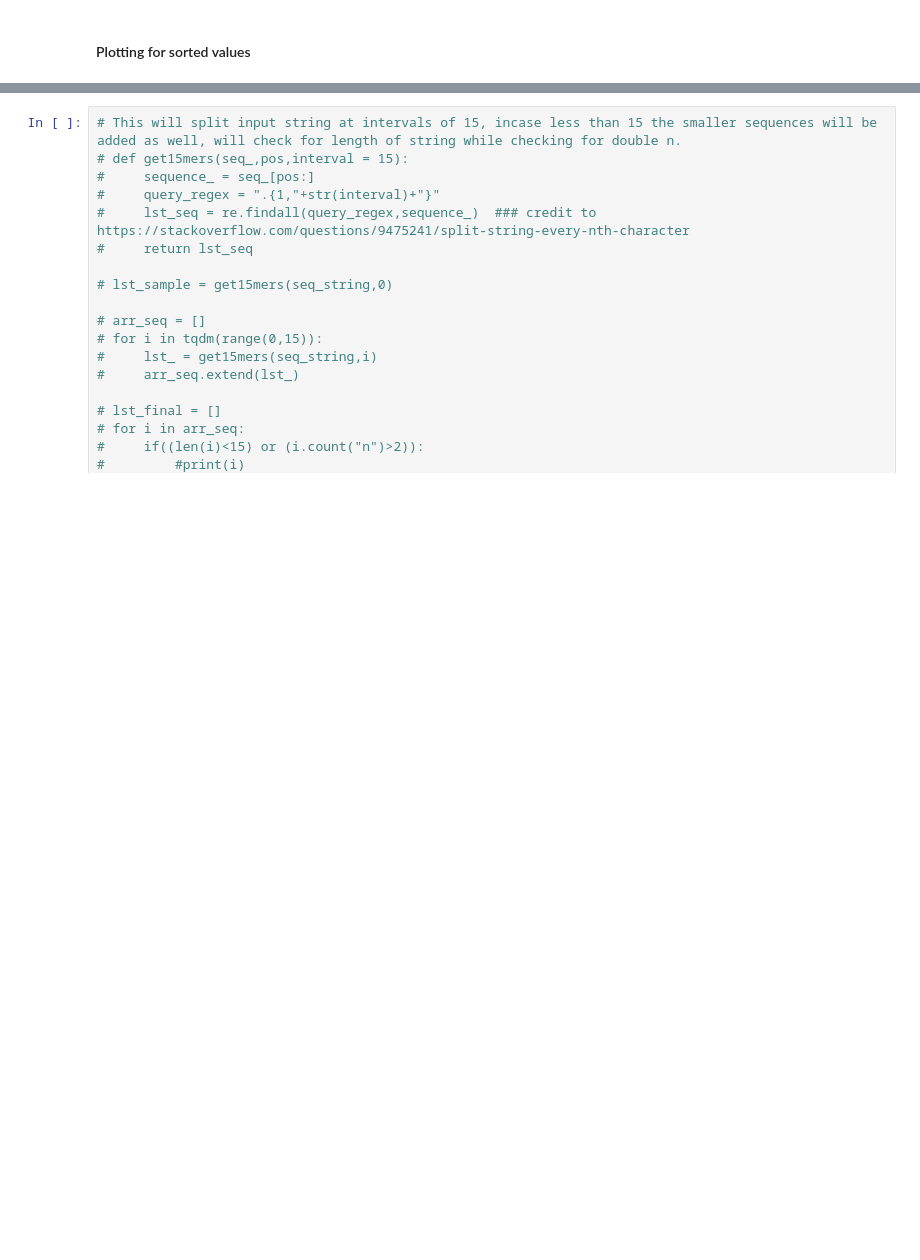
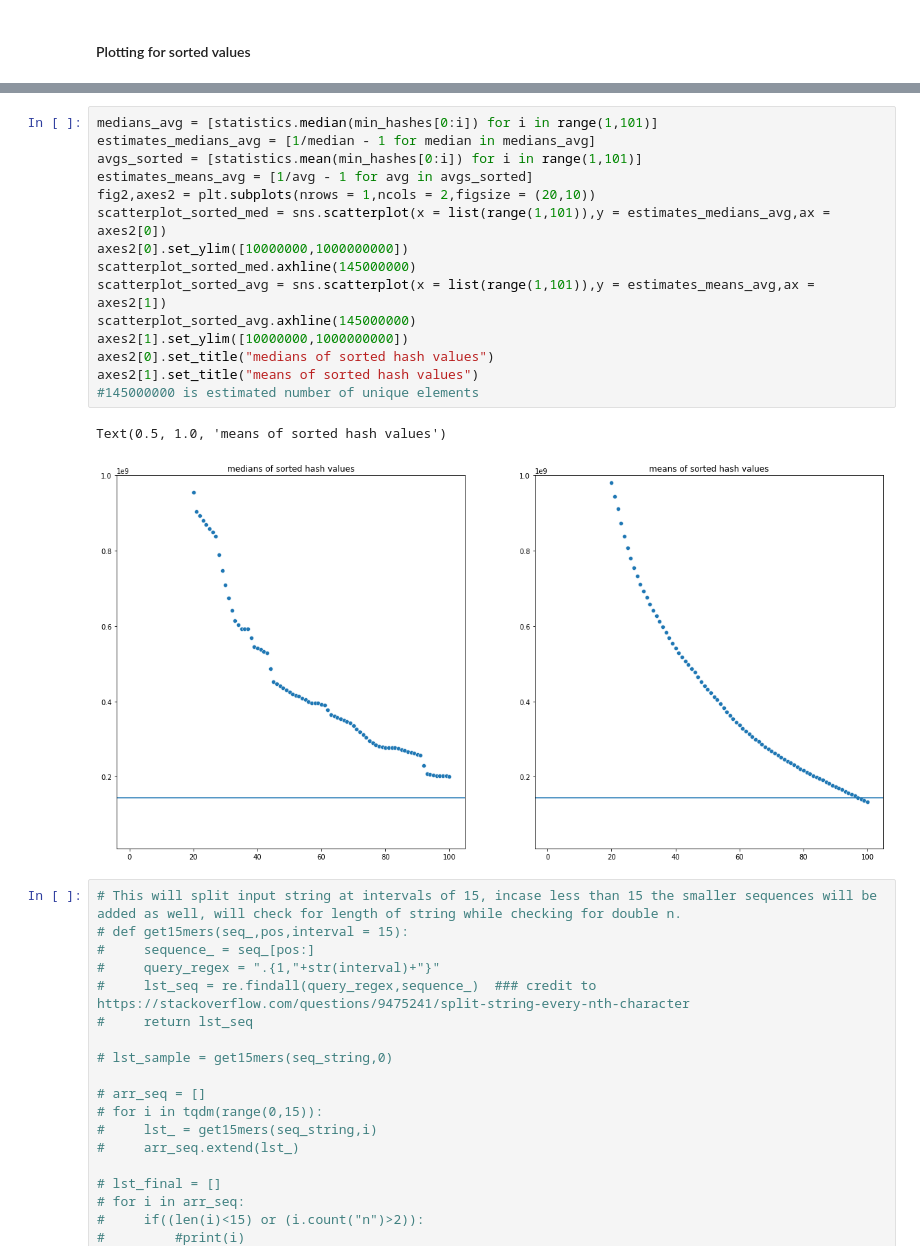
Before and after one commit to VenugopalBhatia/BIS_634, a Jupyter notebook: Assignments/HW_25Sep/HW_25sep_Ex2.ipynb, the cells around one changed output, grey strips where cells are left out. Drawn from its saved outputs; the diff is of its cells as text; blank space fills up the shorter version.

```diff
--- a/Assignments/HW_25Sep/HW_25sep_Ex2.ipynb
+++ b/Assignments/HW_25Sep/HW_25sep_Ex2.ipynb
@@ -266,3 +268,21 @@ val_
+# %%
+medians_avg = [statistics.median(min_hashes[0:i]) for i in range(1,101)]
+estimates_medians_avg = [1/median - 1 for median in medians_avg]
+avgs_sorted = [statistics.mean(min_hashes[0:i]) for i in range(1,101)]
+estimates_means_avg = [1/avg - 1 for avg in avgs_sorted]
+fig2,axes2 = plt.subplots(nrows = 1,ncols = 2,figsize = (20,10))
+scatterplot_sorted_med = sns.scatterplot(x = list(range(1,101)),y = estimates_medians_avg,ax = axes2[0])
+axes2[0].set_ylim([10000000,1000000000])
+scatterplot_sorted_med.axhline(145000000)
+scatterplot_sorted_avg = sns.scatterplot(x = list(range(1,101)),y = estimates_means_avg,ax = axes2[1])
+scatterplot_sorted_avg.axhline(145000000)
+axes2[1].set_ylim([10000000,1000000000])
+axes2[0].set_title("medians of sorted hash values")
+axes2[1].set_title("means of sorted hash values")
+#145000000 is estimated number of unique elements
+# %% [output]
+Text(0.5, 1.0, 'means of sorted hash values')
+[figure, added]
 # %%
 # This will split input string at intervals of 15, incase less than 15 the smaller sequences will be added as well, will check for length of string while checking for double n.
 # def get15mers(seq_,pos,interval = 15):
```
Also changed, not shown: parts of 14 cells of this notebook.
